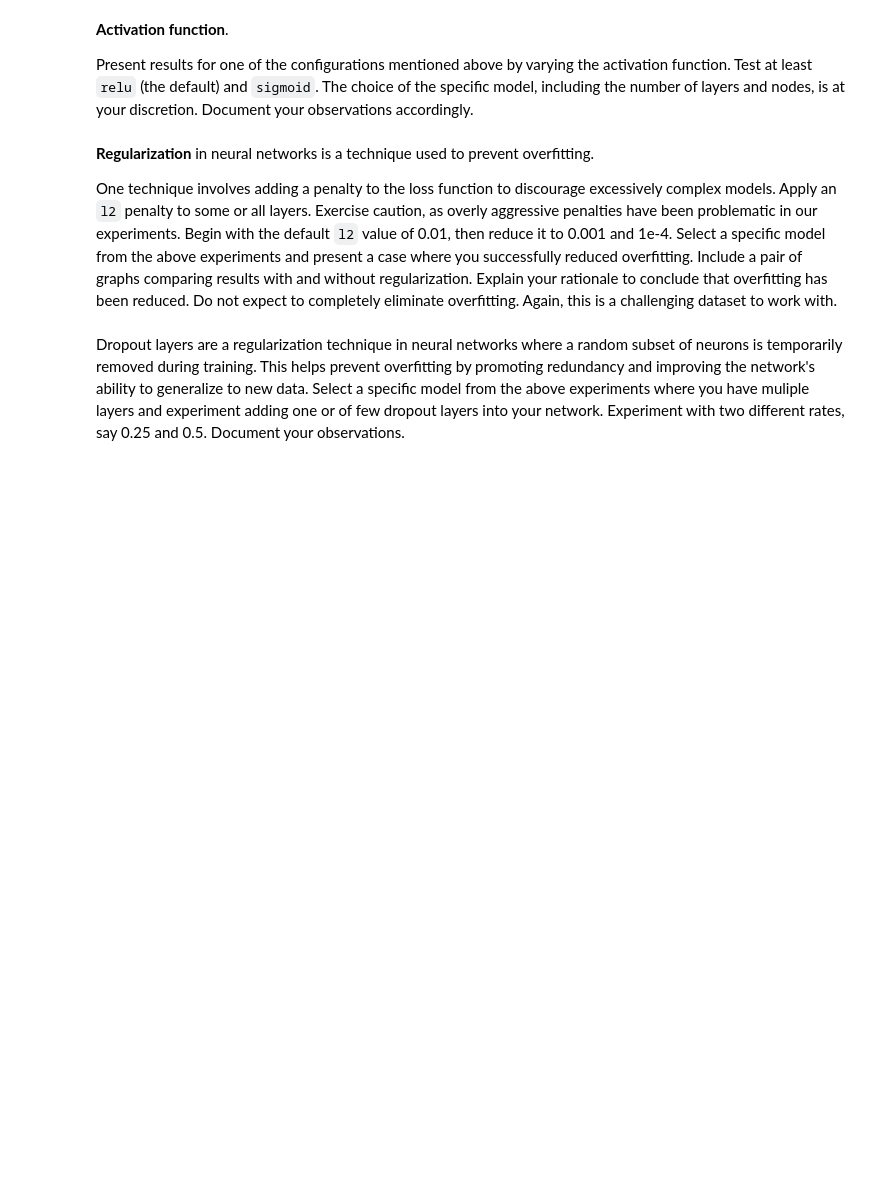
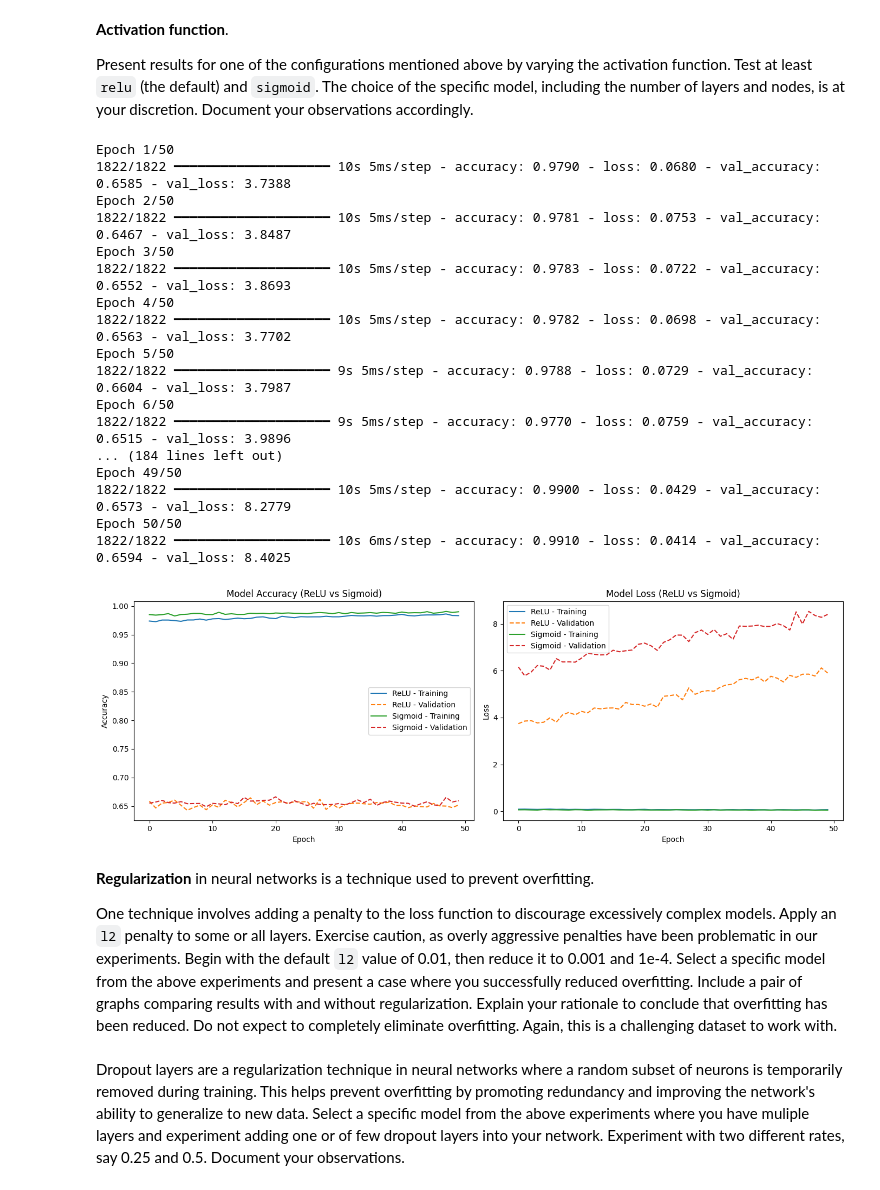
Before and after one commit to rennylee/Neural-Networks, a Jupyter notebook: csi4106-f24-a3-300240688-300228879.ipynb, the cells around one changed output. Cells and saved outputs as stored; diff of their text form; code cells hidden in the pictures; blank space fills up the shorter version.

```diff
--- a/csi4106-f24-a3-300240688-300228879.ipynb
+++ b/csi4106-f24-a3-300240688-300228879.ipynb
@@ -697,6 +670,73 @@ constant_nodes = 32
 **Activation function**.
 
 Present results for one of the configurations mentioned above by varying the activation function. Test at least `relu` (the default) and `sigmoid`. The choice of the specific model, including the number of layers and nodes, is at your discretion. Document your observations accordingly.
+# %%
+nodes = 16
+
+model_relu = Sequential([
+    layers.Dense(462, input_dim = 462),
+    layers.Dense(nodes, activation= 'relu'),
+    layers.Dense(3, activation='softmax')
+    ])
+
+model_relu.compile(optimizer='adam',loss='categorical_crossentropy', metrics=['accuracy'])
+
+history_relu = nn_model_single_node.fit(X_train, y_train_categorical, epochs=50, batch_size=32, verbose=1, validation_data=(X_valid, y_valid_categorical))
+
+model_sigmoid = Sequential([
+    layers.Dense(462, input_dim = 462),
+    layers.Dense(nodes, activation= 'sigmoid'),
+    layers.Dense(3, activation='softmax')
+    ])
+
+model_sigmoid.compile(optimizer='adam',loss='categorical_crossentropy', metrics=['accuracy'])
+
+history_sigmoid = nn_model_single_node.fit(X_train, y_train_categorical, epochs=50, batch_size=32, verbose=1, validation_data=(X_valid, y_valid_categorical))
+
+
+plt.figure(figsize=(14, 5))
+
+plt.subplot(1, 2, 1)
+plt.plot(history_relu.history['accuracy'], label='ReLU - Training')
+plt.plot(history_relu.history['val_accuracy'], linestyle="--", label='ReLU - Validation')
+plt.plot(history_sigmoid.history['accuracy'], label='Sigmoid - Training')
+plt.plot(history_sigmoid.history['val_accuracy'], linestyle="--", label='Sigmoid - Validation')
+plt.title("Model Accuracy (ReLU vs Sigmoid)")
+plt.xlabel("Epoch")
+plt.ylabel("Accuracy")
+plt.legend()
+
+plt.subplot(1, 2, 2)
+plt.plot(history_relu.history['loss'], label='ReLU - Training')
+plt.plot(history_relu.history['val_loss'], linestyle="--", label='ReLU - Validation')
+plt.plot(history_sigmoid.history['loss'], label='Sigmoid - Training')
+plt.plot(history_sigmoid.history['val_loss'], linestyle="--", label='Sigmoid - Validation')
+plt.title("Model Loss (ReLU vs Sigmoid)")
+plt.xlabel("Epoch")
+plt.ylabel("Loss")
+plt.legend()
+
+plt.tight_layout()
+plt.show()
+# %% [output]
+Epoch 1/50
+1822/1822 ━━━━━━━━━━━━━━━━━━━━ 10s 5ms/step - accuracy: 0.9790 - loss: 0.0680 - val_accuracy: 0.6585 - val_loss: 3.7388
+Epoch 2/50
+1822/1822 ━━━━━━━━━━━━━━━━━━━━ 10s 5ms/step - accuracy: 0.9781 - loss: 0.0753 - val_accuracy: 0.6467 - val_loss: 3.8487
+Epoch 3/50
+1822/1822 ━━━━━━━━━━━━━━━━━━━━ 10s 5ms/step - accuracy: 0.9783 - loss: 0.0722 - val_accuracy: 0.6552 - val_loss: 3.8693
+Epoch 4/50
+1822/1822 ━━━━━━━━━━━━━━━━━━━━ 10s 5ms/step - accuracy: 0.9782 - loss: 0.0698 - val_accuracy: 0.6563 - val_loss: 3.7702
+Epoch 5/50
+1822/1822 ━━━━━━━━━━━━━━━━━━━━ 9s 5ms/step - accuracy: 0.9788 - loss: 0.0729 - val_accuracy: 0.6604 - val_loss: 3.7987
+Epoch 6/50
+1822/1822 ━━━━━━━━━━━━━━━━━━━━ 9s 5ms/step - accuracy: 0.9770 - loss: 0.0759 - val_accuracy: 0.6515 - val_loss: 3.9896
+... (184 lines left out)
+Epoch 49/50
+1822/1822 ━━━━━━━━━━━━━━━━━━━━ 10s 5ms/step - accuracy: 0.9900 - loss: 0.0429 - val_accuracy: 0.6573 - val_loss: 8.2779
+Epoch 50/50
+1822/1822 ━━━━━━━━━━━━━━━━━━━━ 10s 6ms/step - accuracy: 0.9910 - loss: 0.0414 - val_accuracy: 0.6594 - val_loss: 8.4025
+[figure, added]
 # %% [markdown]
 **Regularization** in neural networks is a technique used to prevent overfitting.
 
```
Also changed, not shown: parts of 14 cells of this notebook.
